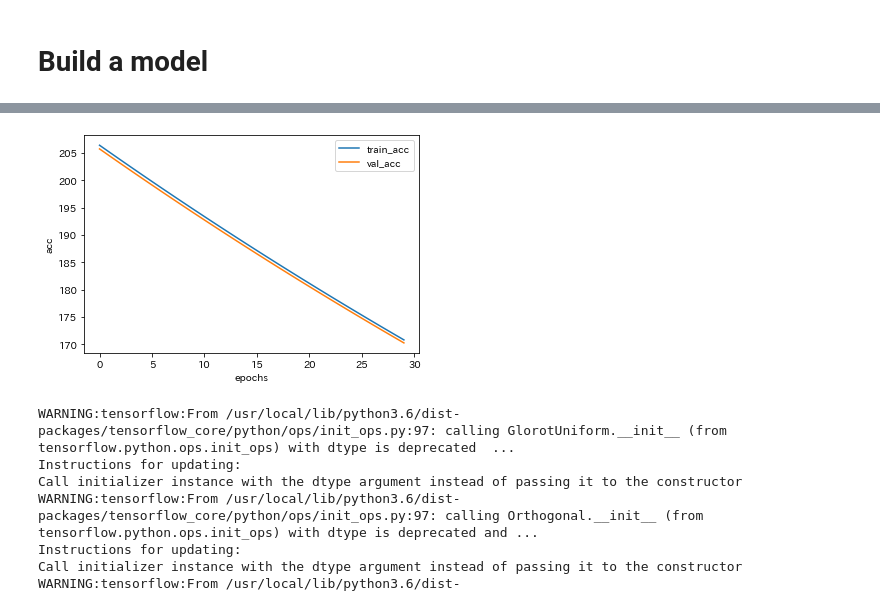
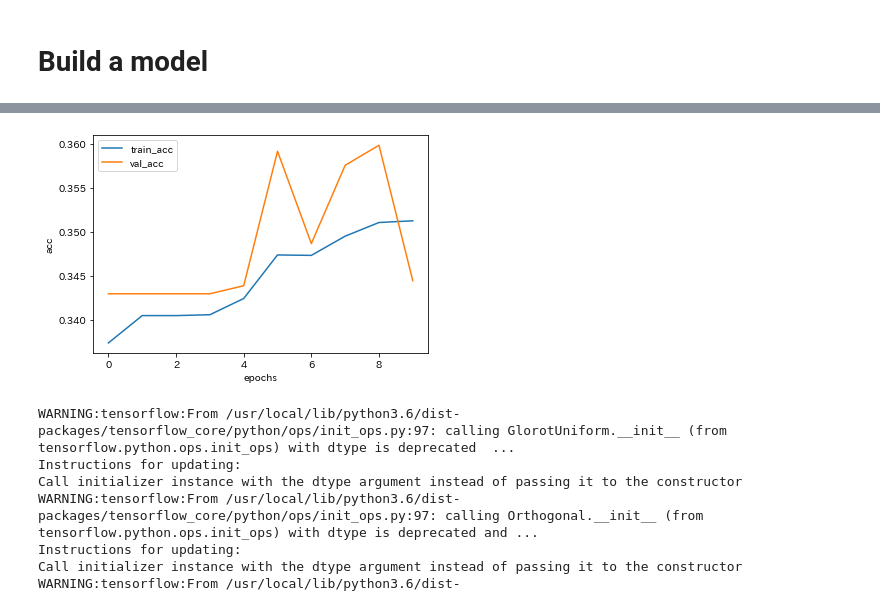
Before and after one commit to atsushii/Neural-Machine-Translation-Project, a Jupyter notebook: text_translation/translation_en_to_ja.ipynb, the cells around one changed output, grey strips where cells are left out. Cells and saved outputs as stored; diff of their text form; code cells hidden in the pictures.

```diff
--- a/text_translation/translation_en_to_ja.ipynb
+++ b/text_translation/translation_en_to_ja.ipynb
@@ -53,7 +39,7 @@ Successfully installed japanize-matplotlib-1.0.5
 
 **this dataset is aleady implemented a SentenceSpace**
 # %%
-num_example = 15000
+num_example = 10000
 
 # create each languages list
 def create_lang_list(num_example):
@@ -442,9 +426,9 @@ target_token_index["START_"]
 # %%
 # initial hyper parameter
 dropout = 0.1
-units = 1024
-lr = 0.01
-l2 = 0000.1
+units = 512
+lr = 1
+l2 = 0.001
 # %% [markdown]
 # Build a model
 # %%
@@ -460,7 +444,7 @@ in_timesteps = max_len_input
 out_timesteps = max_len_target
 
 # build encoder model
-encoder_input = Input(shape=(None, ))
+encoder_input = Input(shape=(in_timesteps, ))
 
 # use pre-trained model Word2Vec
 encoder_embedding = Embedding(input_dim=num_encoder_tokens, output_dim=units, mask_zero=True)(encoder_input)
@@ -476,7 +460,7 @@ encoder_states = [state_h, state_c]
 test_encoder_state = [encoder_output, state_h, state_c ]
 
 # build decoder model
-decoder_input = Input(shape=(None, ))
+decoder_input = Input(shape=(out_timesteps, ))
 
 # use pre-trained model Word2Vec
 decoder_embedding = Embedding(input_dim=num_decoder_tokens, output_dim=units, mask_zero=True)
@@ -490,12 +474,15 @@ decoder_lstm = LSTM(units, return_sequences=True, return_state=True, recurrent_r
 decoder, _, _ = decoder_lstm(decoder,  initial_state=encoder_states)
 
 # get attention weight
-attention = dot([decoder, encoder_output], axes=[2, 2])
+t = Dense(5000, activation="tanh")(decoder)
+t2 = Dense(5000, activation="tanh")(encoder_output)
+
+attention = dot([t, t2], axes=[2, 2])
 attention = Activation('softmax', name='attention')(attention)
 context = dot([attention, encoder_output], axes=[2,1])
 combined_context = tensorflow.keras.layers.concatenate([context, decoder])
-output = TimeDistributed(Dense(units, activation="tanh"))(combined_context)
-output = TimeDistributed(Dense(num_decoder_tokens, activation="softmax"))(output)
+combined_context = Dense(2000, activation="tanh")(combined_context)
+output = (Dense(num_decoder_tokens, activation="softmax"))(combined_context)
 
 model = Model(inputs=[encoder_input, decoder_input], outputs=[output])
 
@@ -535,4 +522,4 @@ es = EarlyStopping(monitor='val_loss', mode='min', patience=3)
 
 # train model
 history = model.fit([encoder_input_data, decoder_input_data], decoder_target_data, validation_split=0.3,
-                              callbacks=[es, checkpoint], verbose=1, batch_size=64, epochs=5)
+                              callbacks=[es, checkpoint], verbose=1, batch_size=64, epochs=10)
@@ -539,12 +544,12 @@ history = model.fit([encoder_input_data, decoder_input_data], decoder_target_dat
 # %%
-plt.plot(history.history["loss"])
-plt.plot(history.history["val_loss"])
+plt.plot(history.history["acc"])
+plt.plot(history.history["val_acc"])
 plt.xlabel("epochs")
 plt.ylabel("acc")
 plt.legend(["train_acc", "val_acc"])
 plt.show()
 # %% [output]
-[figure, old version]
+[figure, new version]
 # %%
 # load model
 model = load_model('model.h1.22_Nov_19')
```
Also changed, not shown: parts of 11 cells of this notebook.
